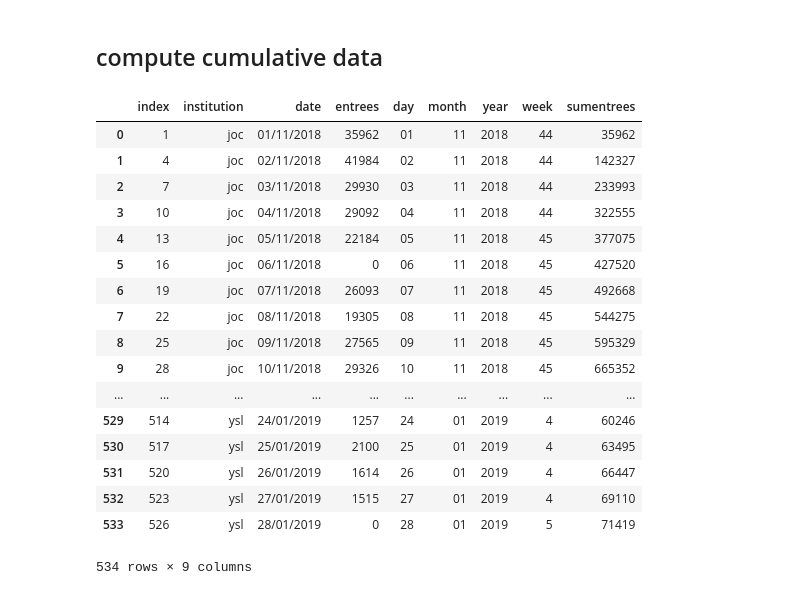
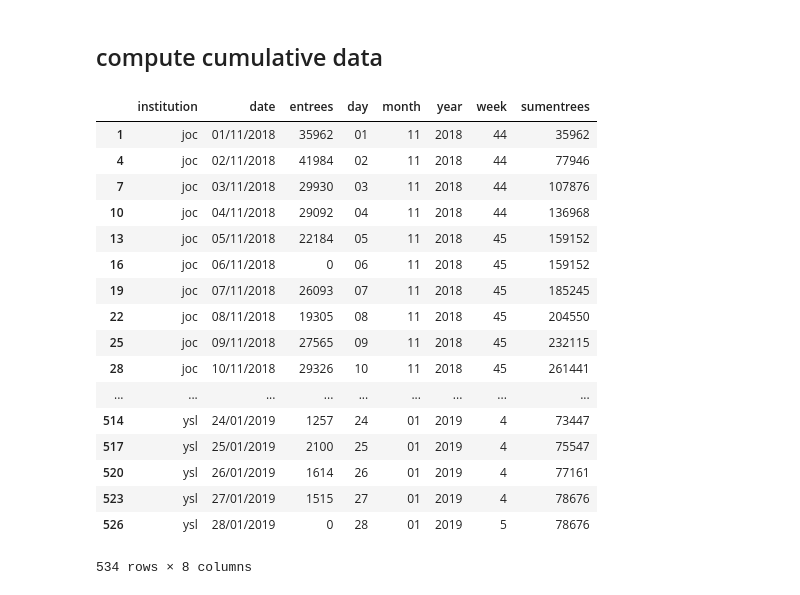
Before and after one commit to sical/cumulativeLineChart, a Jupyter notebook: visits/cleanup.ipynb, the cells around one changed output. Drawn from its saved outputs; the diff is of its cells as text; code cells hidden in the pictures.

```diff
--- a/visits/cleanup.ipynb
+++ b/visits/cleanup.ipynb
@@ -132,24 +132,27 @@ Restrain to january 2019
 entries = entries.sort_values(['institution','year', 'month','day'], ascending=True)
 # %%
 entries.reset_index(drop=True)
+entries['sumentrees'] = entries.groupby(['institution'])['entrees'].cumsum()
-# %% [output]
-|  | index | institution | date | entrees | day | month | year | week | sumentrees |
-| 0 | 1 | joc | 01/11/2018 | 35962 | 01 | 11 | 2018 | 44 | 35962 |
-| 1 | 4 | joc | 02/11/2018 | 41984 | 02 | 11 | 2018 | 44 | 142327 |
-| 2 | 7 | joc | 03/11/2018 | 29930 | 03 | 11 | 2018 | 44 | 233993 |
-| 3 | 10 | joc | 04/11/2018 | 29092 | 04 | 11 | 2018 | 44 | 322555 |
-| 4 | 13 | joc | 05/11/2018 | 22184 | 05 | 11 | 2018 | 45 | 377075 |
-| 5 | 16 | joc | 06/11/2018 | 0 | 06 | 11 | 2018 | 45 | 427520 |
-| 6 | 19 | joc | 07/11/2018 | 26093 | 07 | 11 | 2018 | 45 | 492668 |
-| 7 | 22 | joc | 08/11/2018 | 19305 | 08 | 11 | 2018 | 45 | 544275 |
-| 8 | 25 | joc | 09/11/2018 | 27565 | 09 | 11 | 2018 | 45 | 595329 |
-| 9 | 28 | joc | 10/11/2018 | 29326 | 10 | 11 | 2018 | 45 | 665352 |
-| ... | ... | ... | ... | ... | ... | ... | ... | ... | ... |
-| 529 | 514 | ysl | 24/01/2019 | 1257 | 24 | 01 | 2019 | 4 | 60246 |
-| 530 | 517 | ysl | 25/01/2019 | 2100 | 25 | 01 | 2019 | 4 | 63495 |
-| 531 | 520 | ysl | 26/01/2019 | 1614 | 26 | 01 | 2019 | 4 | 66447 |
-| 532 | 523 | ysl | 27/01/2019 | 1515 | 27 | 01 | 2019 | 4 | 69110 |
-| 533 | 526 | ysl | 28/01/2019 | 0 | 28 | 01 | 2019 | 5 | 71419 |
-534 rows × 9 columns
+# %%
+entries
+# %% [output]
+|  | institution | date | entrees | day | month | year | week | sumentrees |
+| 1 | joc | 01/11/2018 | 35962 | 01 | 11 | 2018 | 44 | 35962 |
+| 4 | joc | 02/11/2018 | 41984 | 02 | 11 | 2018 | 44 | 77946 |
+| 7 | joc | 03/11/2018 | 29930 | 03 | 11 | 2018 | 44 | 107876 |
+| 10 | joc | 04/11/2018 | 29092 | 04 | 11 | 2018 | 44 | 136968 |
+| 13 | joc | 05/11/2018 | 22184 | 05 | 11 | 2018 | 45 | 159152 |
+| 16 | joc | 06/11/2018 | 0 | 06 | 11 | 2018 | 45 | 159152 |
+| 19 | joc | 07/11/2018 | 26093 | 07 | 11 | 2018 | 45 | 185245 |
+| 22 | joc | 08/11/2018 | 19305 | 08 | 11 | 2018 | 45 | 204550 |
+| 25 | joc | 09/11/2018 | 27565 | 09 | 11 | 2018 | 45 | 232115 |
+| 28 | joc | 10/11/2018 | 29326 | 10 | 11 | 2018 | 45 | 261441 |
+| ... | ... | ... | ... | ... | ... | ... | ... | ... |
+| 514 | ysl | 24/01/2019 | 1257 | 24 | 01 | 2019 | 4 | 73447 |
+| 517 | ysl | 25/01/2019 | 2100 | 25 | 01 | 2019 | 4 | 75547 |
+| 520 | ysl | 26/01/2019 | 1614 | 26 | 01 | 2019 | 4 | 77161 |
+| 523 | ysl | 27/01/2019 | 1515 | 27 | 01 | 2019 | 4 | 78676 |
+| 526 | ysl | 28/01/2019 | 0 | 28 | 01 | 2019 | 5 | 78676 |
+534 rows × 8 columns
 # %%
 entries.to_csv("3_months.csv", sep=',', encoding='utf-8', index=False)
```
Also changed, not shown: 3 other files.
